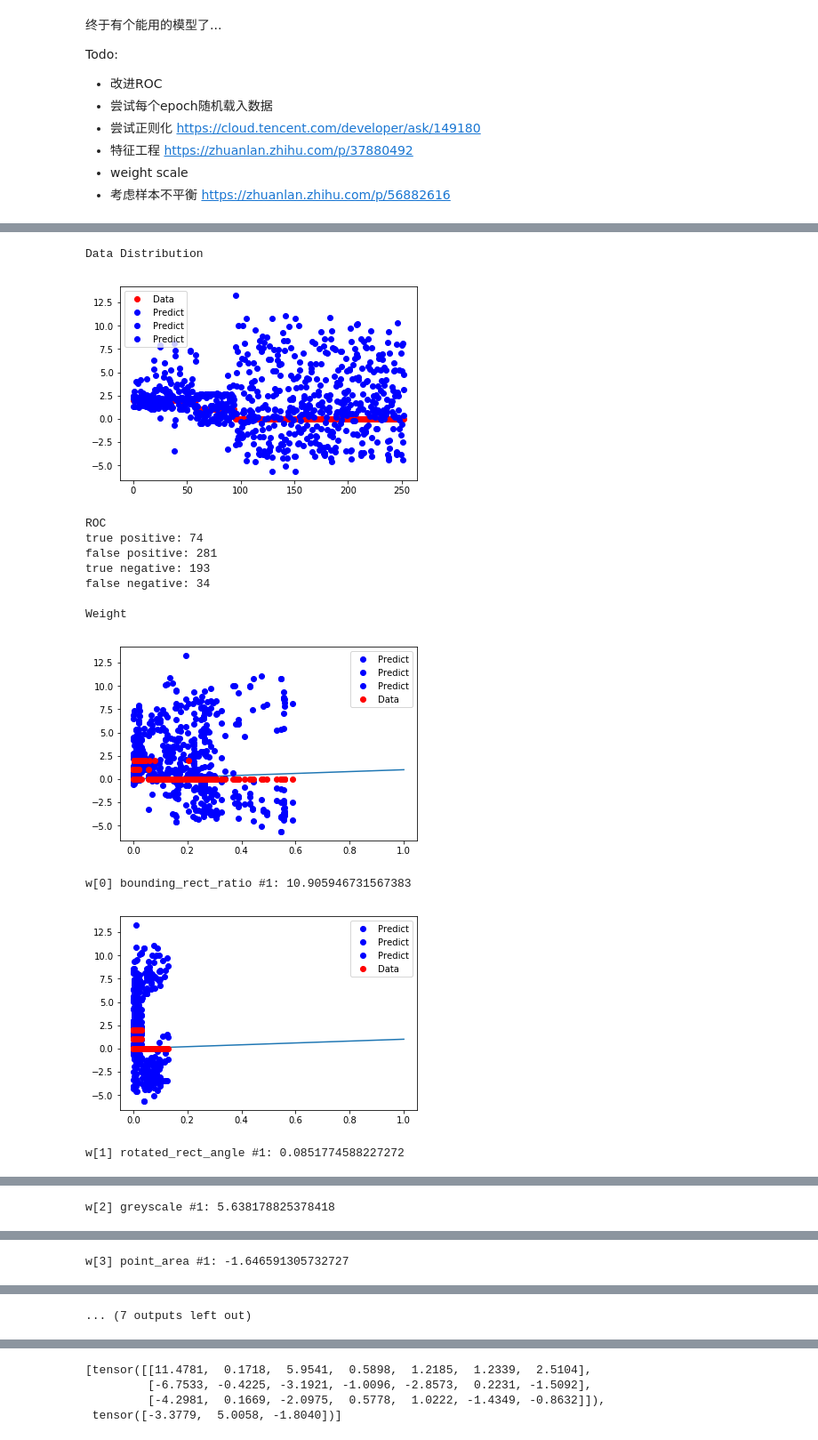
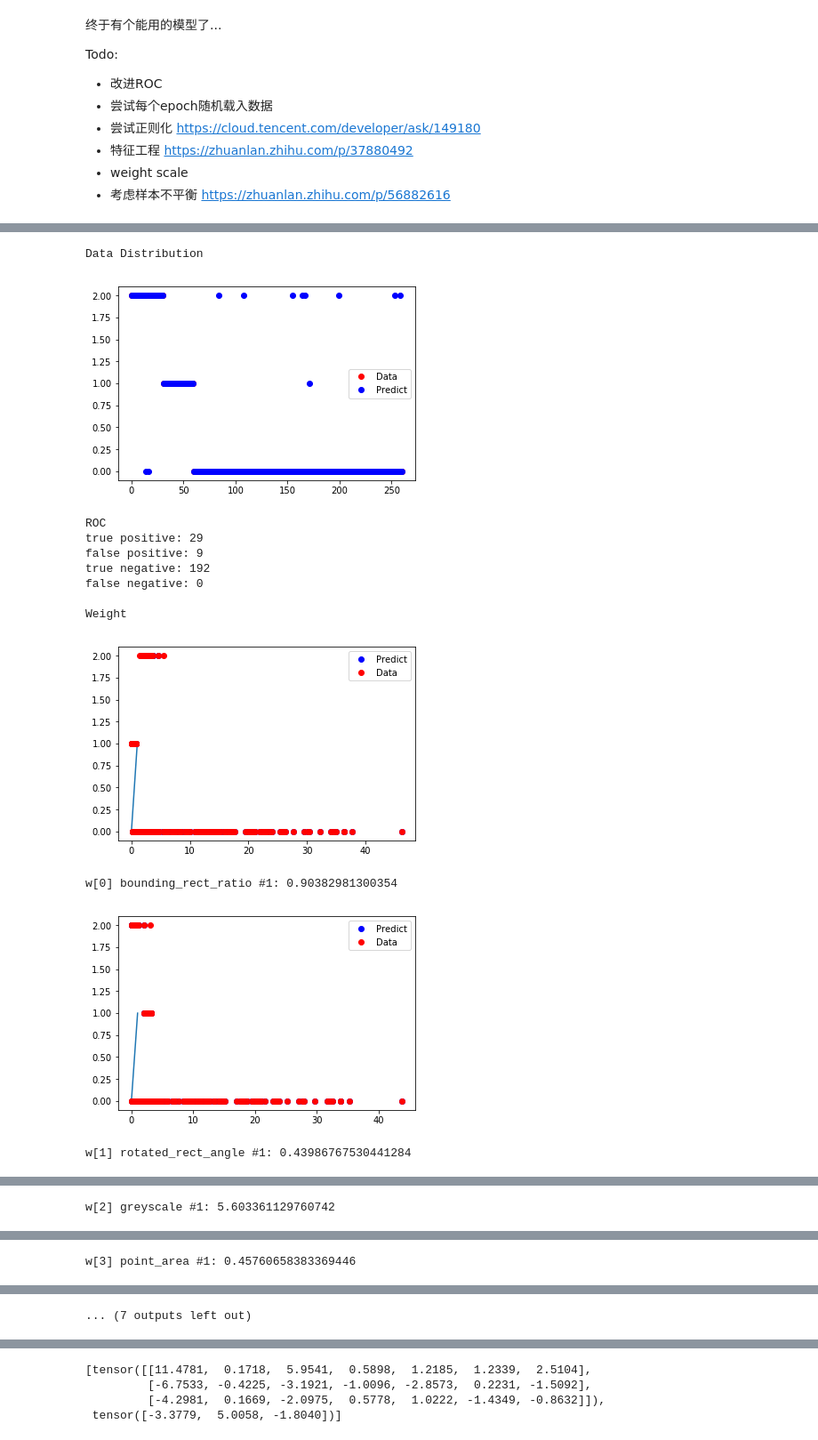
Before and after one commit to RoboVigor/RV-AutoAim, a Jupyter notebook: model/multiclass.ipynb, the cells around one changed output, grey strips where cells are left out. Shown at 89% size. Cells and saved outputs as stored; diff of their text form; code cells hidden in the pictures.

```diff
--- a/model/multiclass.ipynb
+++ b/model/multiclass.ipynb
@@ -131,8 +131,8 @@ Elapsed Time = 0:00:44.784220
 def analyse(x_anls, y_anls, threshold):
     # Predict
     y_pred = model(x_anls)
-    #_,y_pred = torch.max(y_pred,1)
-    #y_pred = y_pred.reshape((y_pred.size(0),1))
+    _,y_pred = torch.max(y_pred,1)
+    y_pred = y_pred.reshape((y_pred.size(0),1))
 
     # Convert to numpy array
     x_anls, y_anls, y_pred = (t.numpy() for t in [x_anls, y_anls, y_pred])
@@ -170,43 +170,43 @@ def analyse(x_anls, y_anls, threshold):
     w = [wi.data.cpu() for wi in model.parameters()]
     w = torch.cat((w[0][0],w[1])).numpy()
     print('Weight')
     b = w[-1]
     for i in range(input_size):
         a = w[i]
         y = a*x+b
         plt.plot(x, (y-y.min())/(y.max()-y.min()), linestyle='-')
         plt.plot(x_anls[:, i], y_pred, 'bo', label='Predict')
         plt.plot(x_anls[:, i], y_anls, 'ro', label='Data')
         plt.legend()
         plt.show()
         _1, _2 = i%(len(header) - 1), int((i+1)/len(header)+1)
         print('w[{}] {} #{}: {}'.format(i, header[_1], _2, w[i]))
 # Save
 def save(filename):
     dataloader = autoaim.DataLoader()
     dataloader.new_csv(filename, autoaim.feature.enabled_props)
     w = [wi.data.cpu() for wi in model.parameters()]
     w = torch.cat((w[0], w[1].reshape(3,1)),1)
     w = w.reshape(1,w.size(0)*w.size(1)).numpy()
     for row in w:
         dataloader.append_csv(filename, row)
 
 
 with torch.no_grad():
 #     x_test, y_test,*_ = load('test.csv', 0)
-    #save('pair_weight.csv')
+    save('pair_weight.csv')
     analyse(x_test, y_test, 0.5)
 # %% [output]
 Data Distribution
-[figure, old version]
+[figure, new version]
 ROC
-true positive: 74
-false positive: 281
-true negative: 193
-false negative: 34
+true positive: 29
+false positive: 9
+true negative: 192
+false negative: 0
 
 Weight
-[figure, old version]
+[figure, new version]
-w[0] bounding_rect_ratio #1: 10.905946731567383
+w[0] bounding_rect_ratio #1: 0.90382981300354
-[figure, old version]
+[figure, new version]
-w[1] rotated_rect_angle #1: 0.0851774588227272
+w[1] rotated_rect_angle #1: 0.43986767530441284
@@ -214 +214 @@ w[1] rotated_rect_angle #1: 0.0851774588227272
-w[2] greyscale #1: 5.638178825378418
+w[2] greyscale #1: 5.603361129760742
@@ -216 +216 @@ w[2] greyscale #1: 5.638178825378418
-w[3] point_area #1: -1.646591305732727
+w[3] point_area #1: 0.45760658383369446
```
Also changed, not shown: parts of 4 cells of this notebook, 16 other files.
